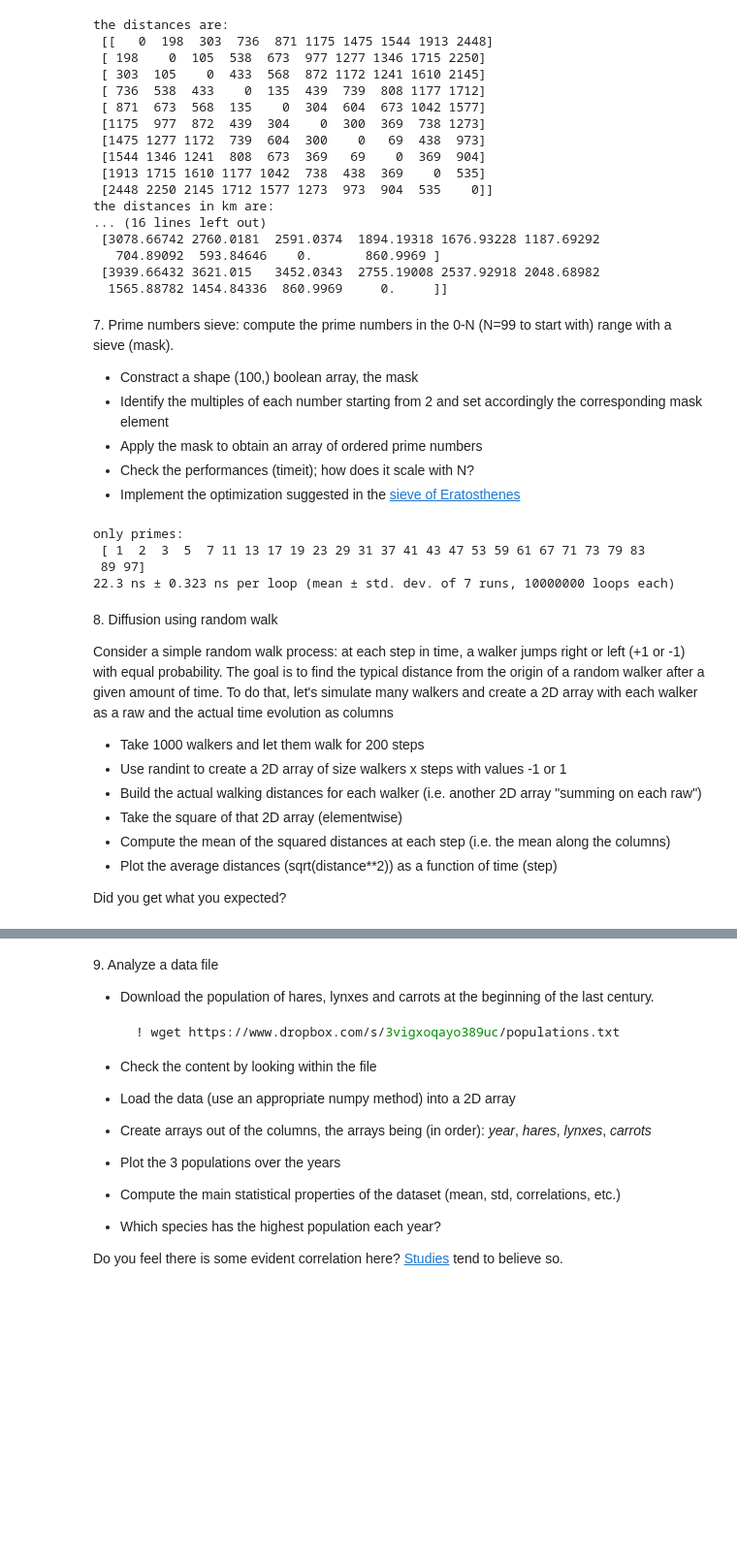
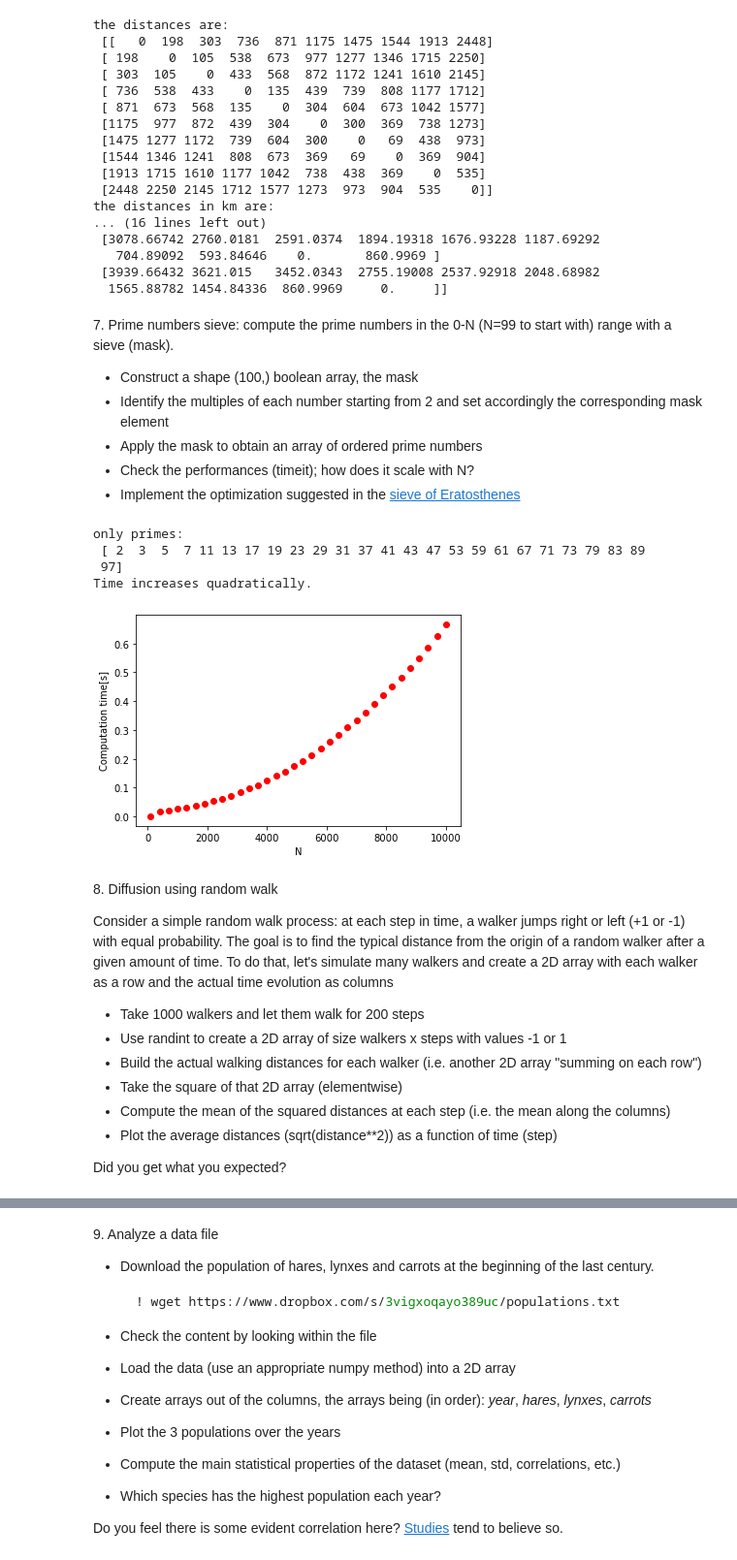
Before and after one commit to lorenzomancini1/LaboratoryOfComputationalPhysics_Y3, a Jupyter notebook: 03ex_Numpy.ipynb, the cells around one changed output, grey strips where cells are left out. Shown: that part at 97% size. Saved outputs shown, nothing was run; the diff lists cells and outputs as text; code cells hidden in the pictures; blank space fills up the shorter version.

```diff
--- a/03ex_Numpy.ipynb
+++ b/03ex_Numpy.ipynb
@@ -211,40 +211,53 @@ the distances in km are:
   1565.88782 1454.84336  860.9969     0.     ]]
 # %% [markdown]
 7\. Prime numbers sieve: compute the prime numbers in the 0-N (N=99 to start with) range with a sieve (mask).
-  * Constract a shape (100,) boolean array, the mask
+  * Construct a shape (100,) boolean array, the mask
   * Identify the multiples of each number starting from 2 and set accordingly the corresponding mask element
   * Apply the mask to obtain an array of ordered prime numbers
   * Check the performances (timeit); how does it scale with N?
   * Implement the optimization suggested in the [sieve of Eratosthenes](https://en.wikipedia.org/wiki/Sieve_of_Eratosthenes)
 # %%
 import numpy as np
+import timeit
+import matplotlib.pyplot as plt
 
-N=100;
-a=np.arange(0,N)
-m=[True for i in range(0,N)]
-m[0]=False; #0 cannot be divided by 0
-for i in np.arange(2,N):
-    for j in np.arange(2*i,N,i):
-        m[j]=False
+init=timeit.default_timer()
+N=100
+while N<=10000:
+    a=np.arange(0,N)
 
-#print('original matrix:\n', a)
-a=a[m]
-print('only primes:\n', a)
-%timeit a
+    m=[True for i in range(0,N)]
+    m[0]=False; #0 cannot be divided by 0
+    m[1]=False; #1 is not condidered prime
+    for i in np.arange(2,N):
+        for j in np.arange(2*i,N,i):
+            m[j]=False
+    a=a[m]
+    if N==100:
+        print('only primes:\n', a)
+    final=timeit.default_timer()
+    #print(final-init)
+    plt.plot(N,final-init, 'ro')
+    plt.xlabel('N')
+    plt.ylabel('Computation time[s]')
+    N+=300
+
+print('Time increases quadratically.')
 # %% [output]
 only primes:
- [ 1  2  3  5  7 11 13 17 19 23 29 31 37 41 43 47 53 59 61 67 71 73 79 83
- 89 97]
-22.3 ns ± 0.323 ns per loop (mean ± std. dev. of 7 runs, 10000000 loops each)
+ [ 2  3  5  7 11 13 17 19 23 29 31 37 41 43 47 53 59 61 67 71 73 79 83 89
+ 97]
+Time increases quadratically.
+[figure, added]
 # %% [markdown]
 8\. Diffusion using random walk
 
 Consider a simple random walk process: at each step in time, a walker jumps right or left (+1 or -1) with equal probability. The goal is to find the typical distance from the origin of a random walker after a given amount of time.
-To do that, let's simulate many walkers and create a 2D array with each walker as a raw and the actual time evolution as columns
+To do that, let's simulate many walkers and create a 2D array with each walker as a row and the actual time evolution as columns
 
   * Take 1000 walkers and let them walk for 200 steps
   * Use randint to create a 2D array of size walkers x steps with values -1 or 1
-  * Build the actual walking distances for each walker (i.e. another 2D array "summing on each raw")
+  * Build the actual walking distances for each walker (i.e. another 2D array "summing on each row")
   * Take the square of that 2D array (elementwise)
   * Compute the mean of the squared distances at each step (i.e. the mean along the columns)
   * Plot the average distances (sqrt(distance\*\*2)) as a function of time (step)
```
Also changed, not shown: parts of 3 cells of this notebook, 2 other files.
